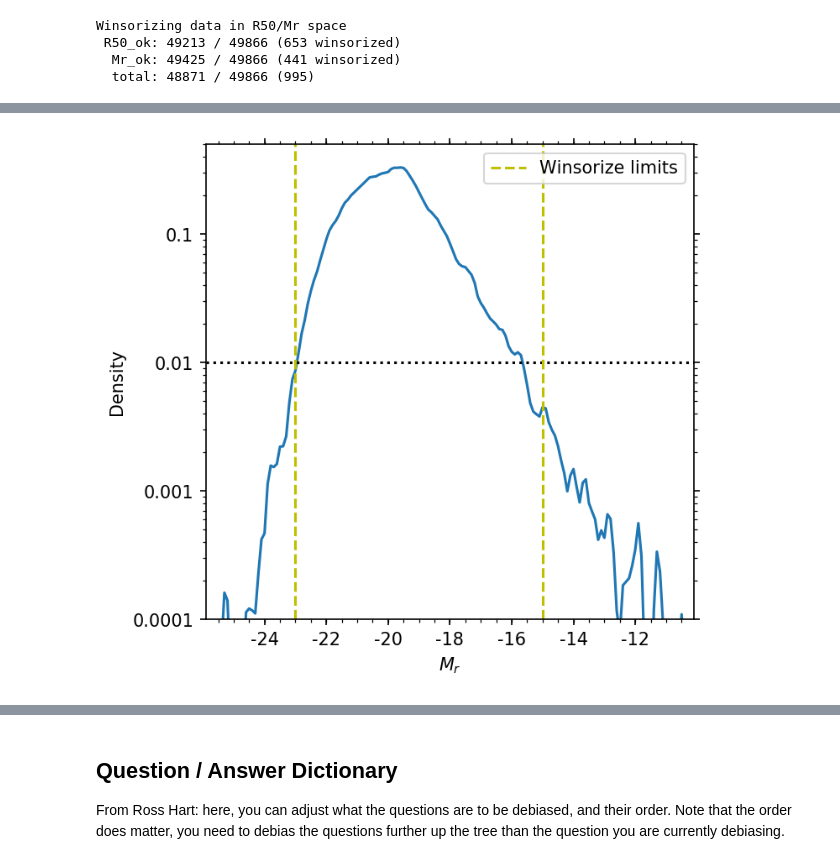
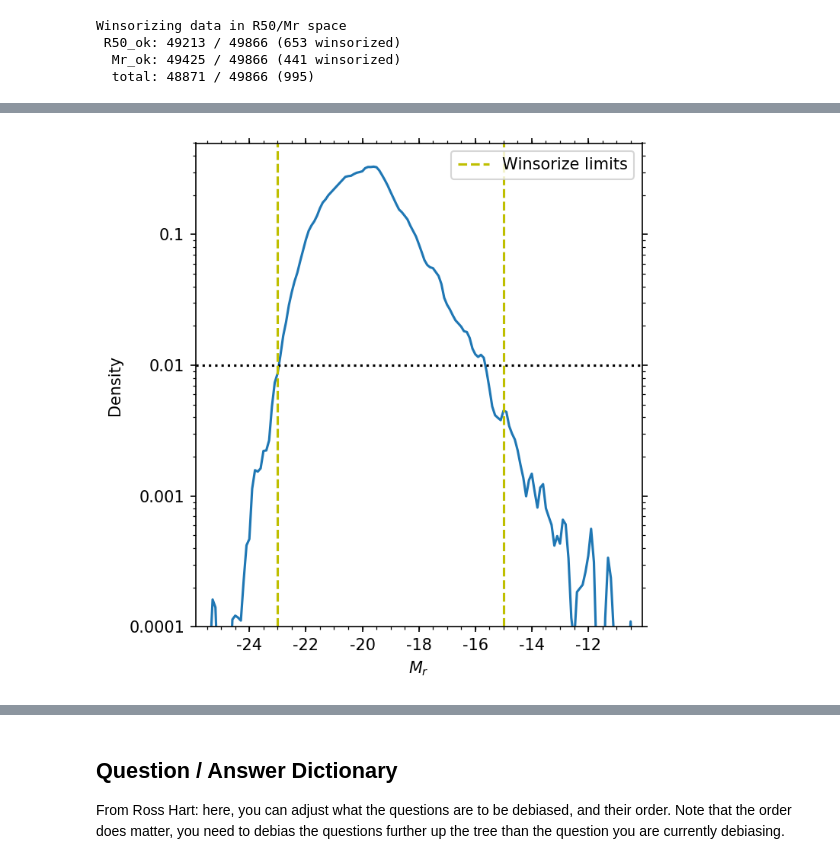
Before and after one commit to leeskelvin/gamakidsgz, a Jupyter notebook: outputs/debiasing/debiasing.ipynb, the cells around one changed output, grey strips where cells are left out. Saved outputs shown, nothing was run; the diff lists cells and outputs as text; code cells hidden in the pictures.

```diff
--- a/outputs/debiasing/debiasing.ipynb
+++ b/outputs/debiasing/debiasing.ipynb
@@ -259,33 +261,34 @@ plt.close()
 # %%
 # Mr analysis density plot
 fig = plt.figure(figsize=(5,5), dpi=150)
 ax = plt.subplot(111)
 ax.minorticks_on()
 ax.tick_params(axis='x', which='both', bottom=True, top=True)
 ax.tick_params(axis='y', which='both', left=True, right=True)
 ax.xaxis.set_minor_locator(matplotlib.ticker.MultipleLocator(0.5))
 kde = gaussian_kde(Mr)
 kde.set_bandwidth(bw_method=0.02)
 xvals = np.arange(-30, -9, 0.1)
 yvals = kde.pdf(xvals)
 plt.plot(xvals, yvals)
 plt.yscale('log')
 fmt = matplotlib.ticker.FuncFormatter(lambda y, _: '{:g}'.format(y))
 ax.xaxis.set_major_formatter(fmt)
 ax.yaxis.set_major_formatter(fmt)
 plt.axhline(0.01, c='k', ls='dotted')
 plt.axvline(Mrlo, c='y', ls='--')
 plt.axvline(Mrhi, c='y', ls='--', label='Winsorize limits')
 ax.set_xlabel('$M_r$')
 ax.set_ylabel('Density')
 ax.set_xlim((-25.9,-10.1))
 ax.set_ylim((0.0001,0.5))
 plt.legend(loc='upper right')
+plt.tight_layout()
 # plt.savefig(plot_absmaghist)
 plt.show()
 plt.close()
 # %% [output]
-[figure, old version]
+[figure, new version]
 # %%
 # Mr analysis histogram plot
 fig = plt.figure(figsize=(5,5), dpi=150)
```
Also changed, not shown: parts of 6 cells of this notebook, 5 other files.
